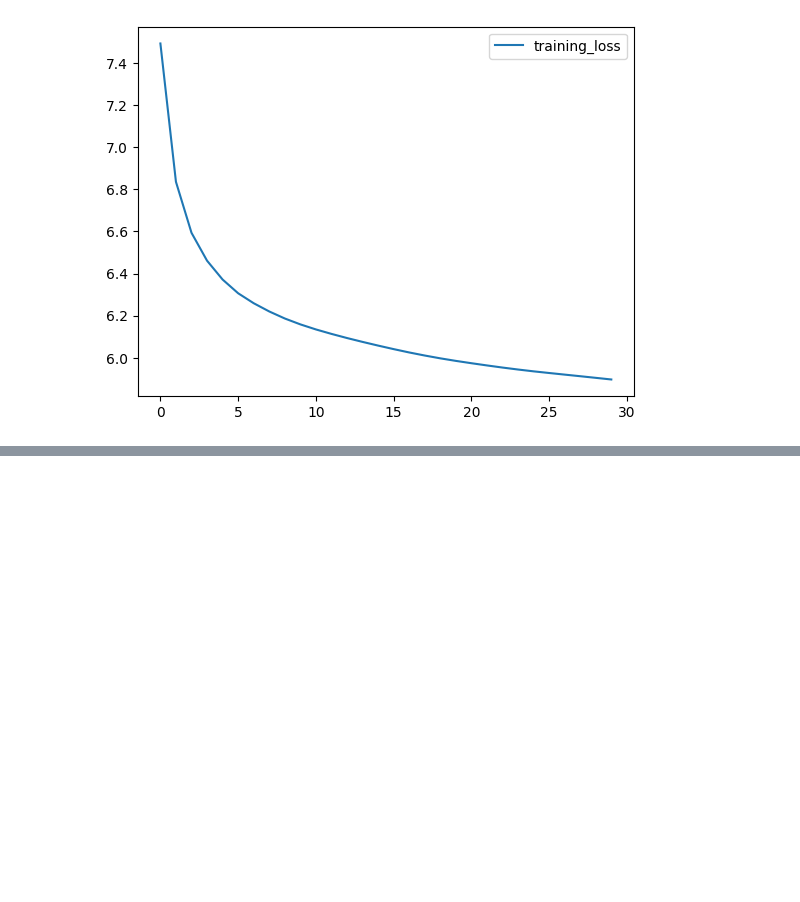
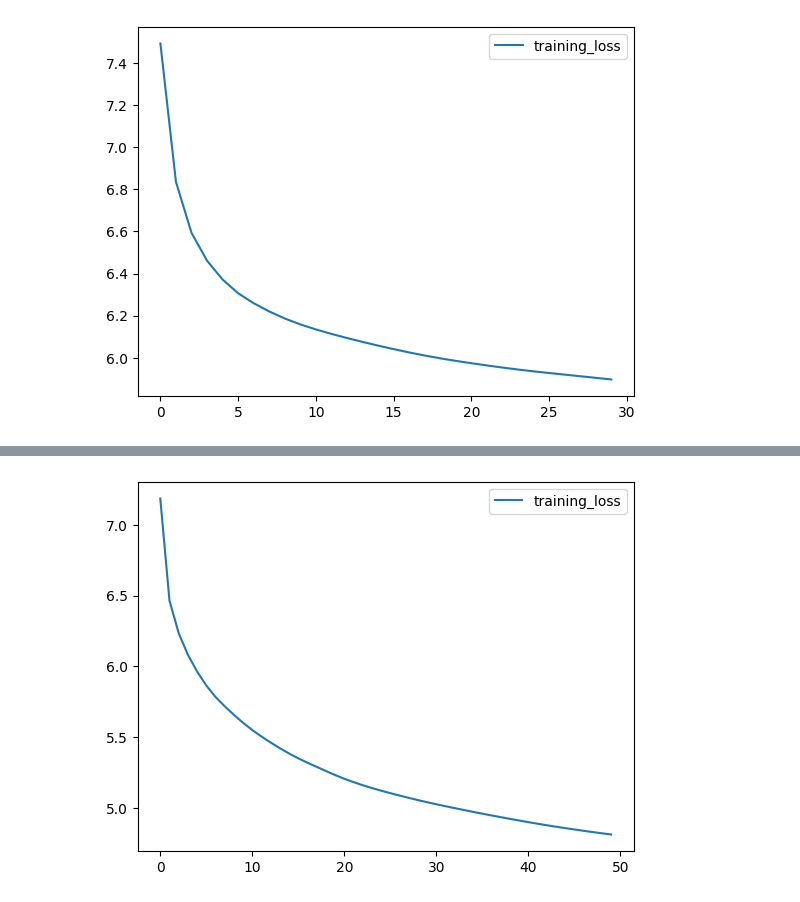
Before and after one commit to hxy9243/datascience-examples, a Jupyter notebook: basics/cbow-model.ipynb, the cells around one changed output, grey strips where cells are left out. Cells and saved outputs as stored; diff of their text form; code cells hidden in the pictures; blank space fills up the shorter version.

Commit message:
train size 64 embedding

```diff
--- a/basics/cbow-model.ipynb
+++ b/basics/cbow-model.ipynb
@@ -238,3 +238,12 @@ plt.show()
 # %% [output]
 Matplotlib created a temporary config/cache directory at /tmp/matplotlib-8rjfcm6x because the default path (/.config/matplotlib) is not a writable directory; it is highly recommended to set the MPLCON ...
 [figure]
+# %%
+model64 = build_cbow_model(CONTEXT_WINDOW, voca_size, 64)
+
+model64.summary()
+
+with tf.device('/GPU:0'):
+    history64 = model64.fit(train_data, epochs=50)
+
+model64.save('reuters-embedding-64')
@@ -240,0 +361,8 @@ Matplotlib created a temporary config/cache directory at /tmp/matplotlib-8rjfcm6
+# %%
+import matplotlib.pyplot as plt
+
+plt.plot(history64.history['loss'], label='training_loss')
+plt.legend()
+plt.show()
+# %% [output]
+[figure, added]
```
Also changed, not shown: parts of 3 cells of this notebook.
